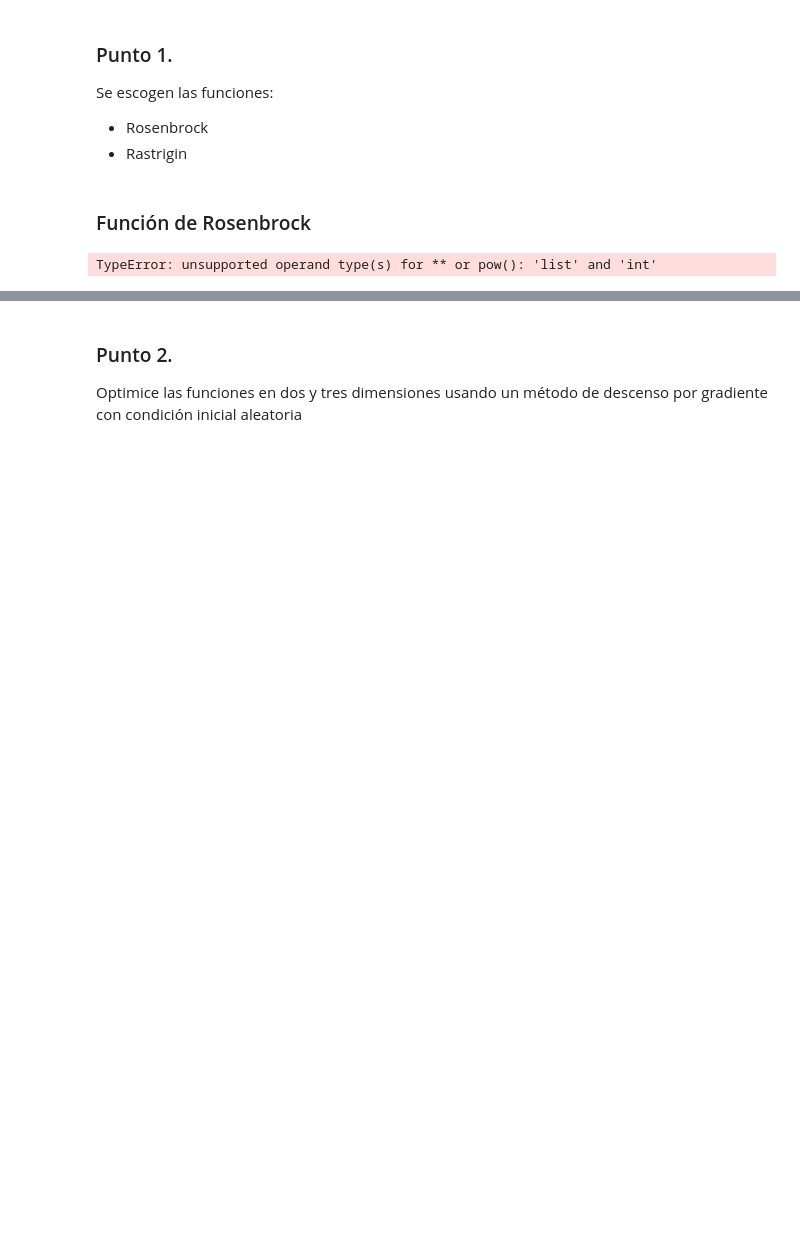
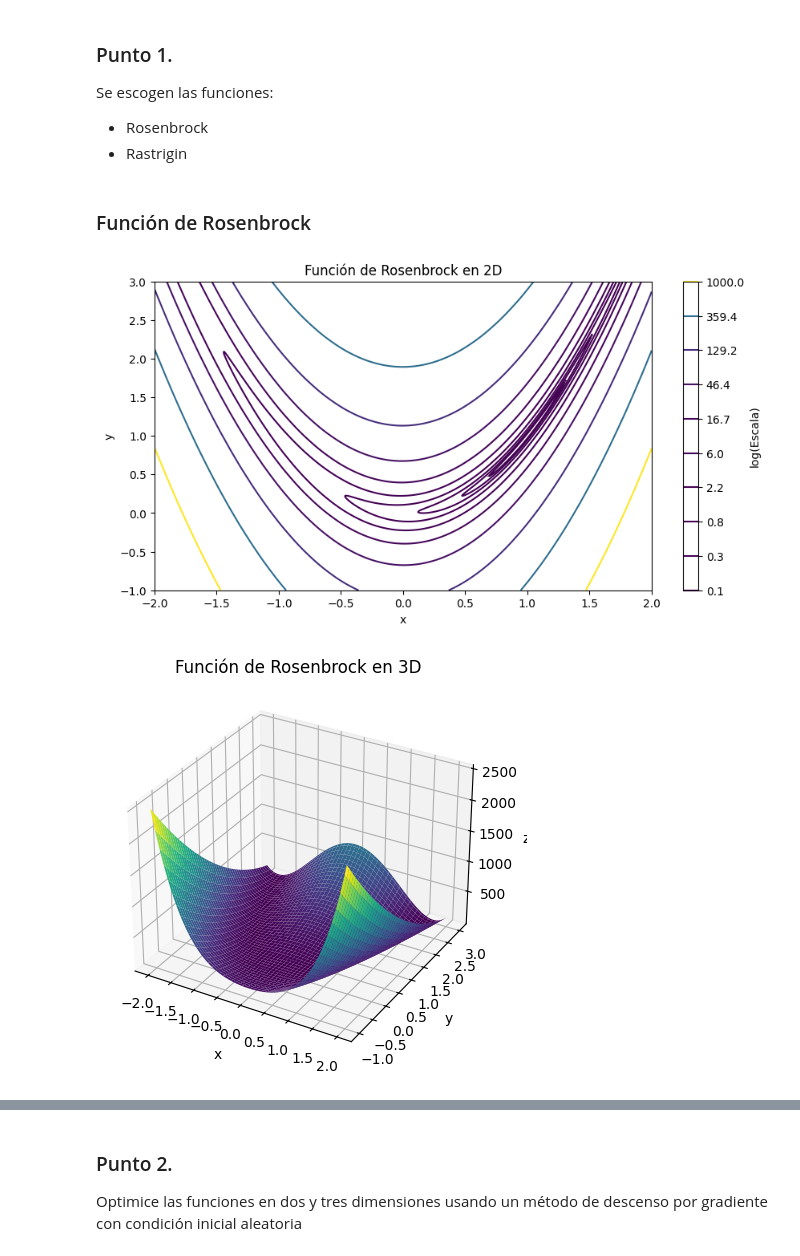
Before and after one commit to Lema25/Optimizacion_Euristica, a Jupyter notebook: Trabajo1.ipynb, the cells around one changed output, grey strips where cells are left out. Saved outputs shown, nothing was run; the diff lists cells and outputs as text; code cells hidden in the pictures; blank space fills up the shorter version.

```diff
--- a/Trabajo1.ipynb
+++ b/Trabajo1.ipynb
@@ -67,36 +57,36 @@ def rastrigin(x):
 ### Función de Rosenbrock
 # %%
 
-
-# Generar datos para graficar en 2D
+# Generar datos para graficar en 2D de Rosenbrock
 x = np.linspace(-2, 2, 400)
 y = np.linspace(-1, 3, 400)
 X, Y = np.meshgrid(x, y)
-Z = rosenbrock([X, Y])
+Z = rosenbrock(np.array([X, Y]))  # Corrección
 
-# Graficar en 2D
+# Graficar en 2D de Rosenbrock
 plt.figure(figsize=(10, 5))
 plt.contour(X, Y, Z, levels=np.logspace(-1, 3, 10), cmap='viridis')
 plt.xlabel('x')
 plt.ylabel('y')
 plt.title('Función de Rosenbrock en 2D')
 plt.colorbar(label='log(Escala)')
 plt.show()
 
-# Generar datos para graficar en 3D
+# Generar datos para graficar en 3D de Rosenbrock
 x = np.linspace(-2, 2, 100)
 y = np.linspace(-1, 3, 100)
 X, Y = np.meshgrid(x, y)
-Z = rosenbrock([X, Y])
+Z = rosenbrock(np.array([X, Y]))  # Corrección
 
-# Graficar en 3D
+# Graficar en 3D de Rosenbrock
 fig = plt.figure(figsize=(10, 5))
 ax = fig.add_subplot(111, projection='3d')
 ax.plot_surface(X, Y, Z, cmap='viridis')
 ax.set_xlabel('x')
 ax.set_ylabel('y')
 ax.set_zlabel('z')
 ax.set_title('Función de Rosenbrock en 3D')
 plt.show()
 # %% [output]
-TypeError: unsupported operand type(s) for ** or pow(): 'list' and 'int'
+[figure, added]
+[figure, added]
```
Also changed, not shown: parts of 11 cells of this notebook, 4 other files.
